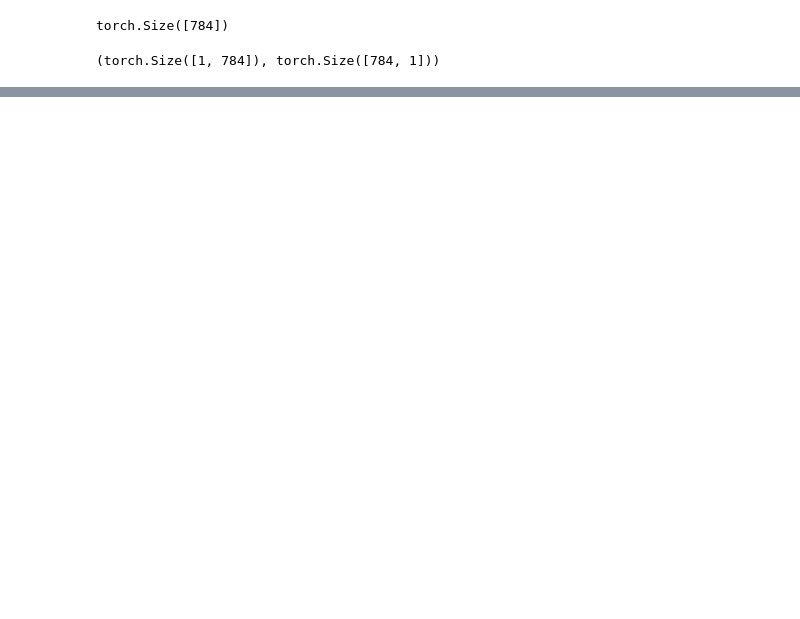
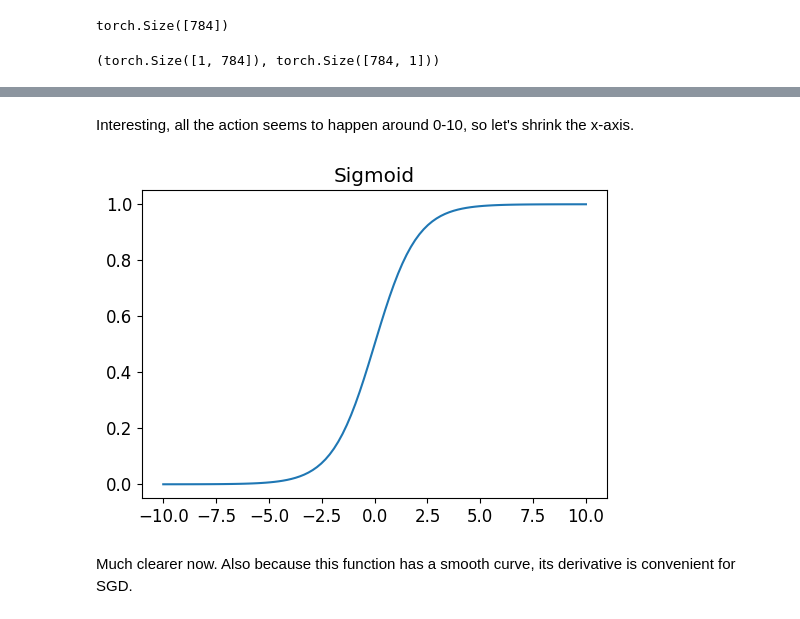
Before and after one commit to CodeWithOz/fastai-deep-learn-coders, a Jupyter notebook: ch_04_mnist_pt2.ipynb, the cells around one changed output, grey strips where cells are left out. Cells and saved outputs as stored; diff of their text form; code cells hidden in the pictures; blank space fills up the shorter version.

```diff
--- a/ch_04_mnist_pt2.ipynb
+++ b/ch_04_mnist_pt2.ipynb
@@ -187,0 +237,8 @@ preds = linear1(train_x)
+# %% [markdown]
+Interesting, all the action seems to happen around 0-10, so let's shrink the x-axis.
+# %%
+plot_function(torch.sigmoid, title="Sigmoid", min=-10, max=10)
+# %% [output]
+[figure, added]
+# %% [markdown]
+Much clearer now. Also because this function has a smooth curve, its derivative is convenient for SGD.
```
Also changed, not shown: parts of 30 cells of this notebook.
